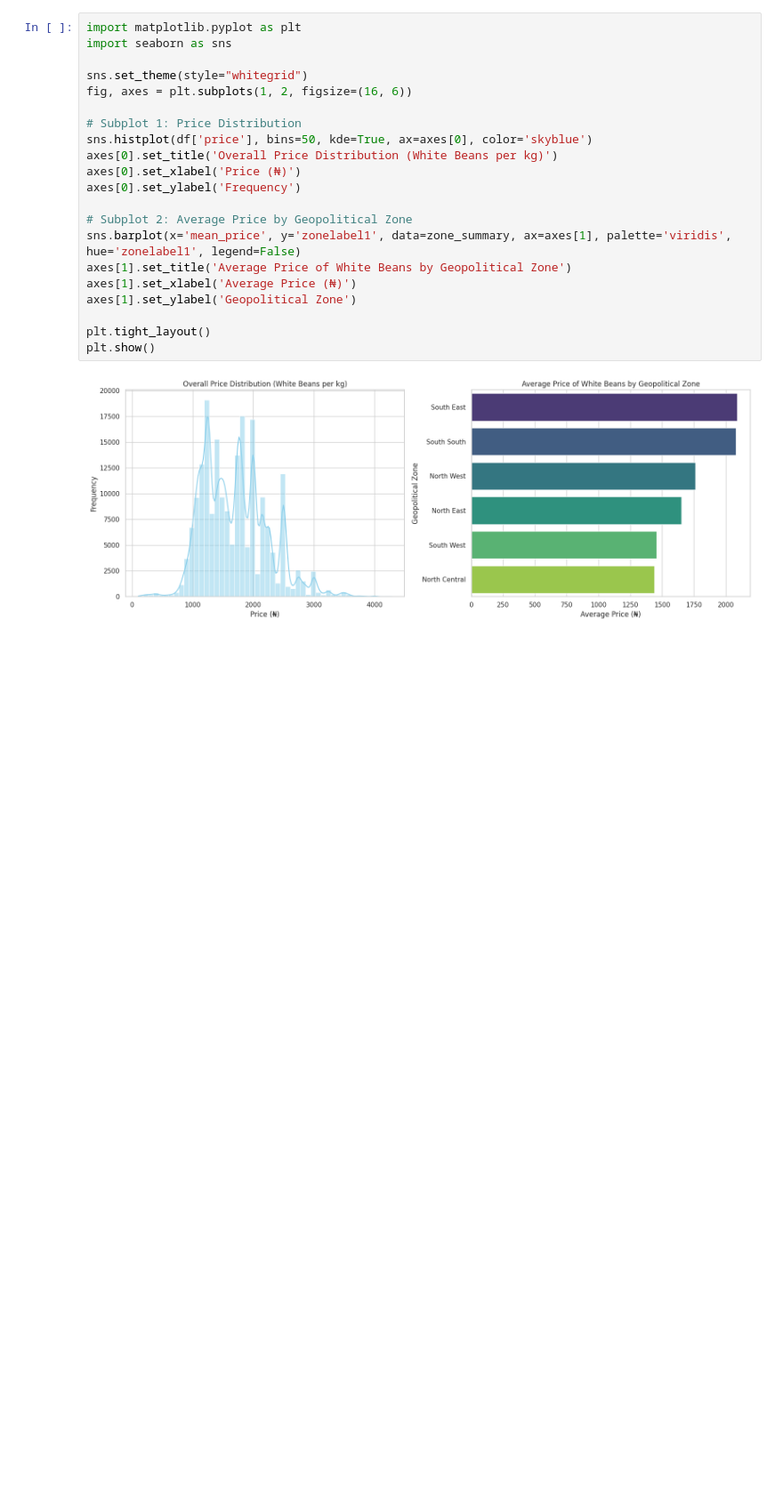
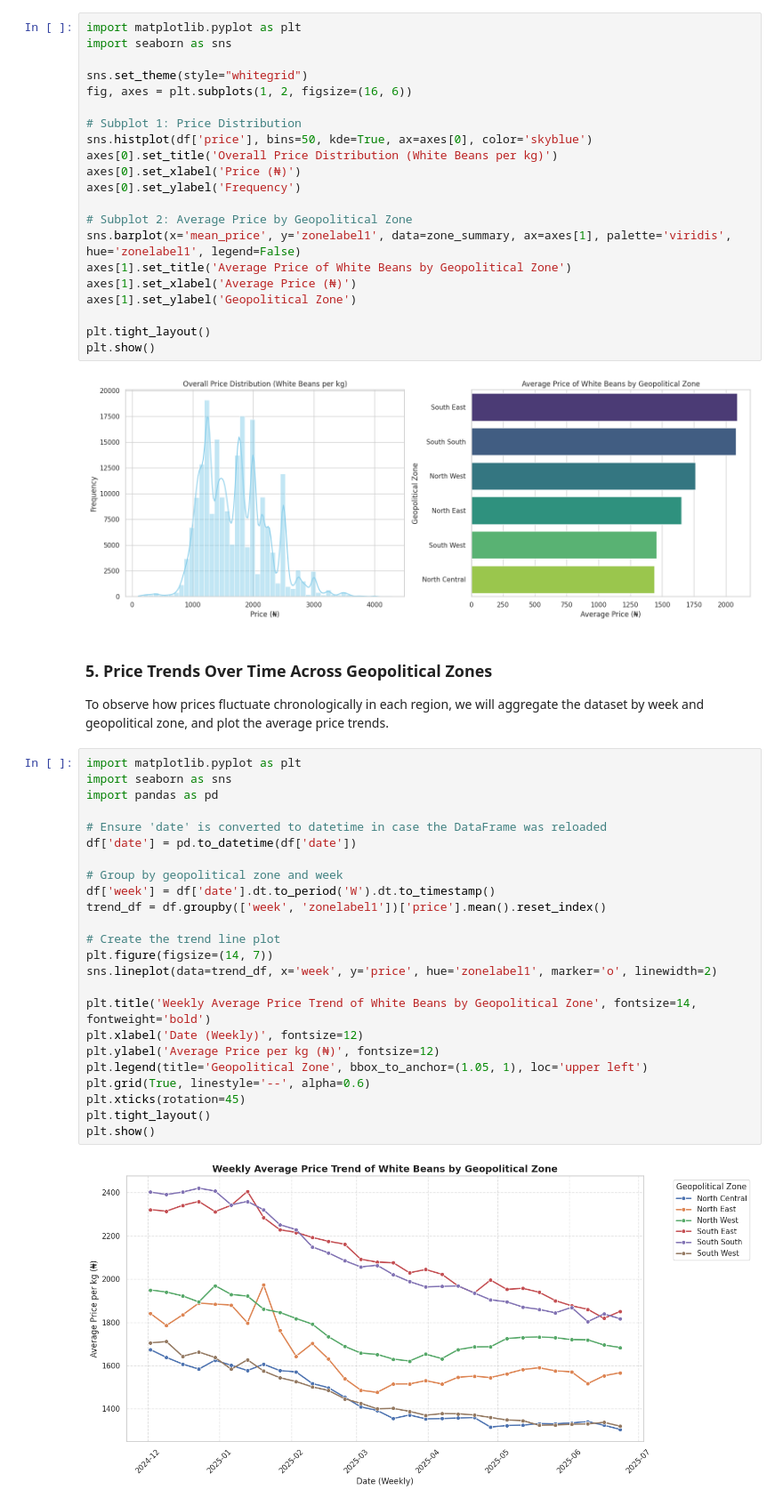
Before and after one commit to starsyntaxx/MarketIQ, a Jupyter notebook: notebooks/01_data_understanding.ipynb, the cells around one changed output. Shown at 89% size. Saved outputs shown, nothing was run; the diff lists cells and outputs as text; blank space fills up the shorter version.

```diff
--- a/notebooks/01_data_understanding.ipynb
+++ b/notebooks/01_data_understanding.ipynb
@@ -206,3 +205,32 @@ plt.tight_layout()
 plt.show()
 # %% [output]
 [figure]
+# %% [markdown]
+### 5. Price Trends Over Time Across Geopolitical Zones
+To observe how prices fluctuate chronologically in each region, we will aggregate the dataset by week and geopolitical zone, and plot the average price trends.
+# %%
+import matplotlib.pyplot as plt
+import seaborn as sns
+import pandas as pd
+
+# Ensure 'date' is converted to datetime in case the DataFrame was reloaded
+df['date'] = pd.to_datetime(df['date'])
+
+# Group by geopolitical zone and week
+df['week'] = df['date'].dt.to_period('W').dt.to_timestamp()
+trend_df = df.groupby(['week', 'zonelabel1'])['price'].mean().reset_index()
+
+# Create the trend line plot
+plt.figure(figsize=(14, 7))
+sns.lineplot(data=trend_df, x='week', y='price', hue='zonelabel1', marker='o', linewidth=2)
+
+plt.title('Weekly Average Price Trend of White Beans by Geopolitical Zone', fontsize=14, fontweight='bold')
+plt.xlabel('Date (Weekly)', fontsize=12)
+plt.ylabel('Average Price per kg (₦)', fontsize=12)
+plt.legend(title='Geopolitical Zone', bbox_to_anchor=(1.05, 1), loc='upper left')
+plt.grid(True, linestyle='--', alpha=0.6)
+plt.xticks(rotation=45)
+plt.tight_layout()
+plt.show()
+# %% [output]
+[figure, added]
```
Also changed, not shown: parts of 15 cells of this notebook.
